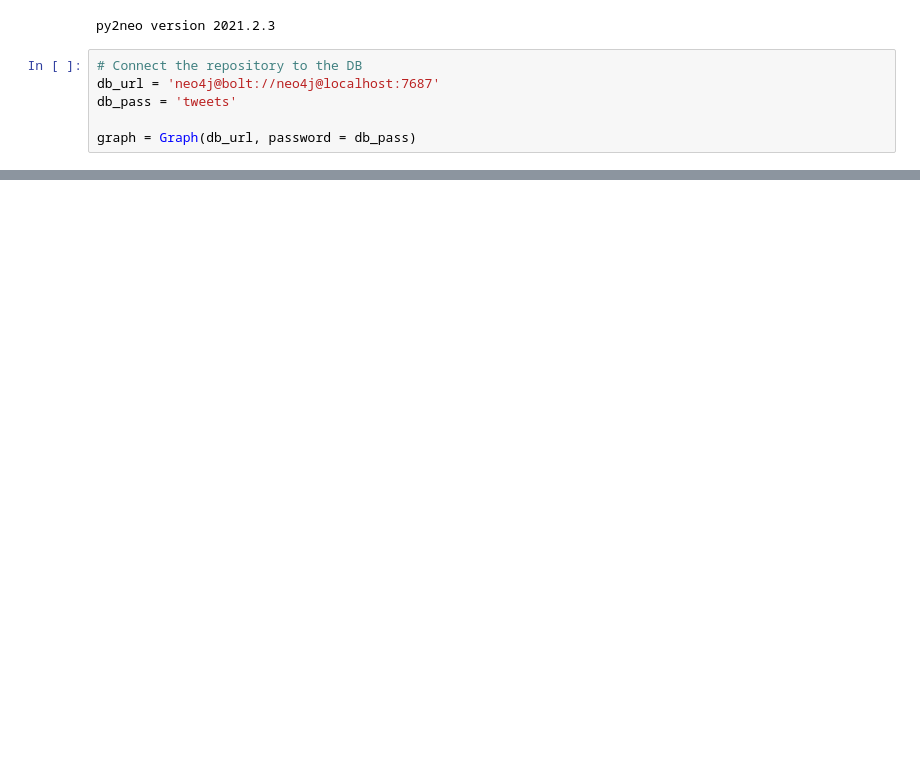
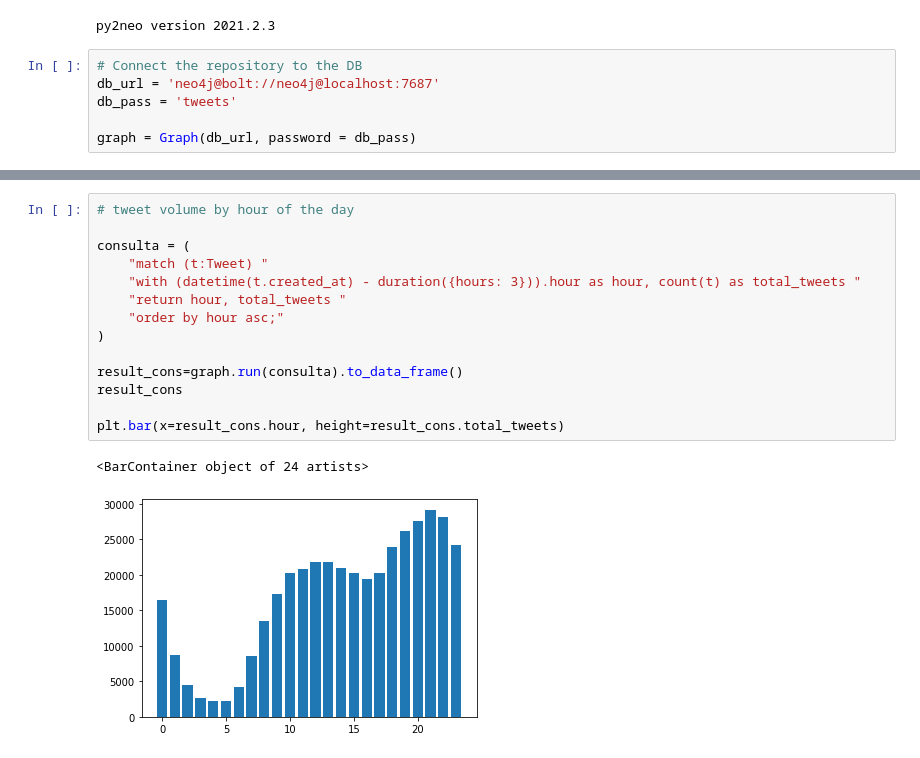
Before and after one commit to rodrigallardo/twitter-uy, a Jupyter notebook: consultas.ipynb, the cells around one changed output, grey strips where cells are left out. Cells and saved outputs as stored; diff of their text form; blank space fills up the shorter version.

```diff
--- a/consultas.ipynb
+++ b/consultas.ipynb
@@ -93,0 +190,17 @@ result_cons
+# %%
+# tweet volume by hour of the day
+
+consulta = (
+    "match (t:Tweet) "
+    "with (datetime(t.created_at) - duration({hours: 3})).hour as hour, count(t) as total_tweets "
+    "return hour, total_tweets "
+    "order by hour asc;"
+)
+
+result_cons=graph.run(consulta).to_data_frame()
+result_cons
+
+plt.bar(x=result_cons.hour, height=result_cons.total_tweets)
+# %% [output]
+<BarContainer object of 24 artists>
+[figure, added]
```
Also changed, not shown: parts of 12 cells of this notebook.
